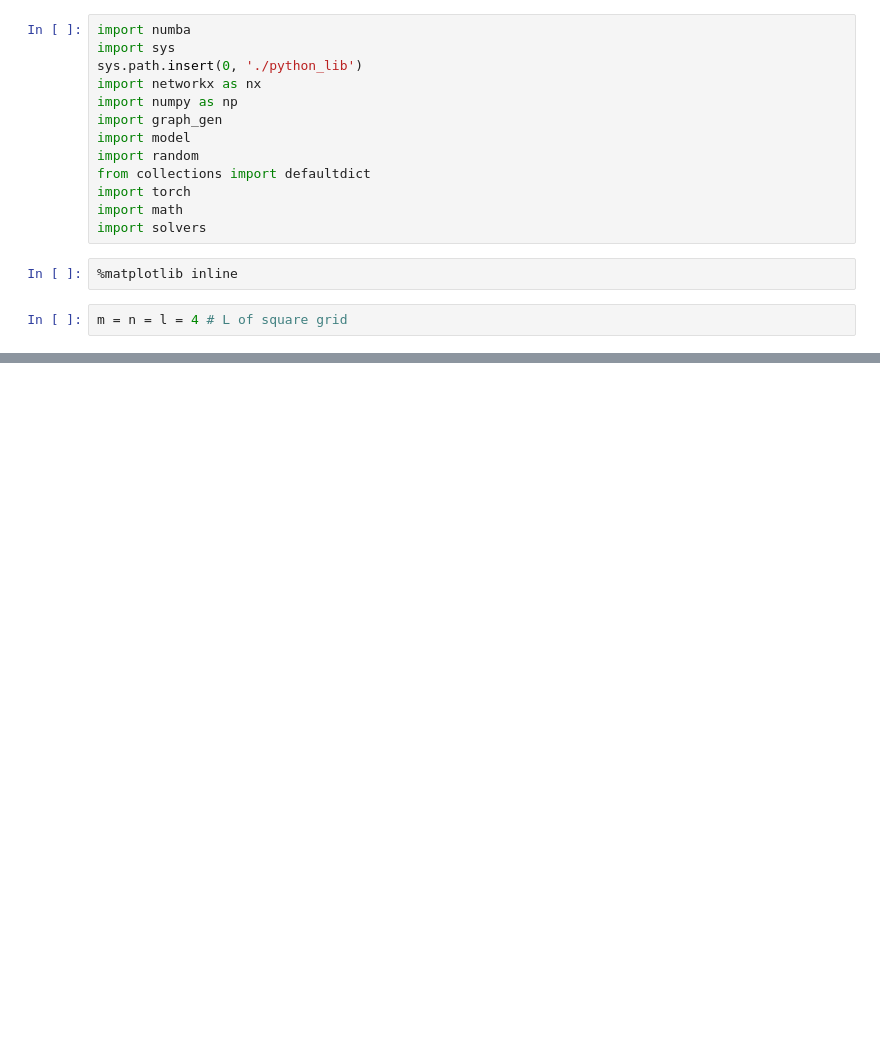
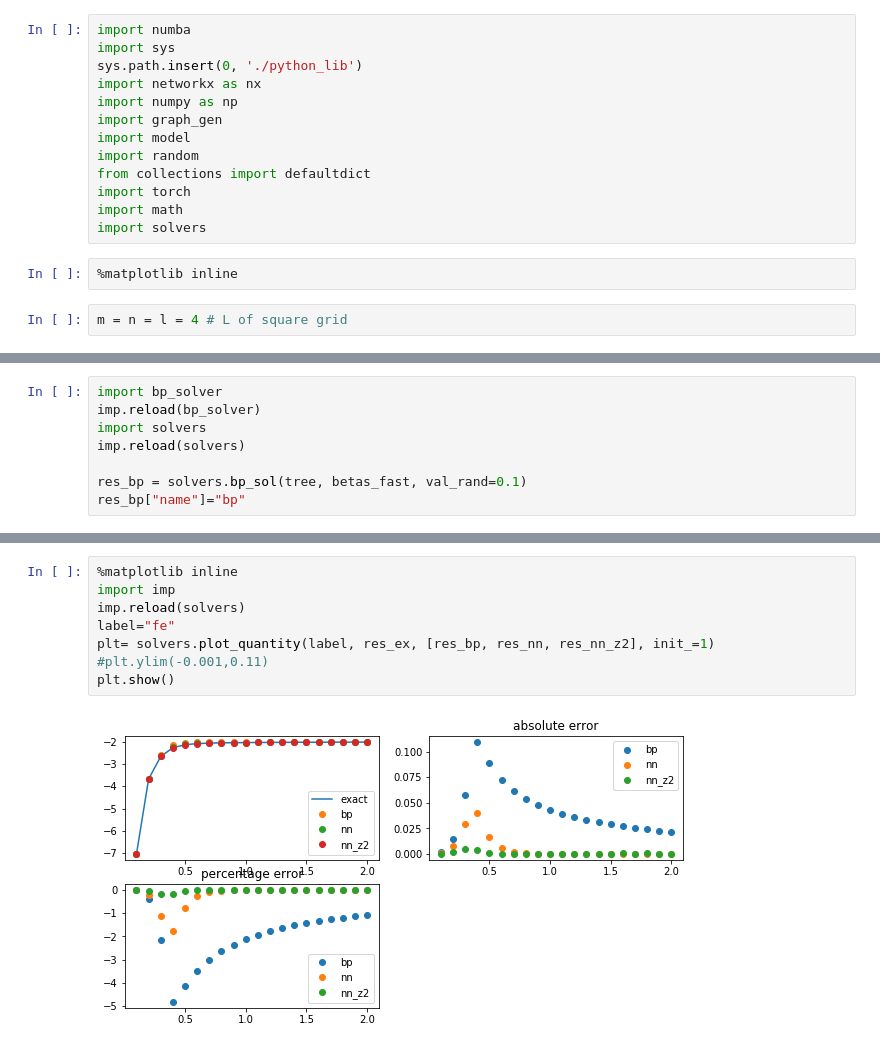
Before and after one commit to ocadni/h2arnn, a Jupyter notebook: result_square.ipynb, the cells around one changed output, grey strips where cells are left out. Saved outputs shown, nothing was run; the diff lists cells and outputs as text; blank space fills up the shorter version.

```diff
--- a/result_square.ipynb
+++ b/result_square.ipynb
@@ -104,0 +105,8 @@ fe: -2.022 std_fe: 5.74E-03 M: 0.008 S: 0.044 E: -2.000
+# %%
+import bp_solver
+imp.reload(bp_solver)
+import solvers
+imp.reload(solvers)
+
+res_bp = solvers.bp_sol(tree, betas_fast, val_rand=0.1)
+res_bp["name"]="bp"
@@ -104,0 +131,10 @@ fe: -2.022 std_fe: 5.74E-03 M: 0.008 S: 0.044 E: -2.000
+# %%
+%matplotlib inline
+import imp
+imp.reload(solvers)
+label="fe"
+plt= solvers.plot_quantity(label, res_ex, [res_bp, res_nn, res_nn_z2], init_=1)
+#plt.ylim(-0.001,0.11)
+plt.show()
+# %% [output]
+[figure, added]
```
Also changed, not shown: parts of 23 cells of this notebook, 13 other files.
